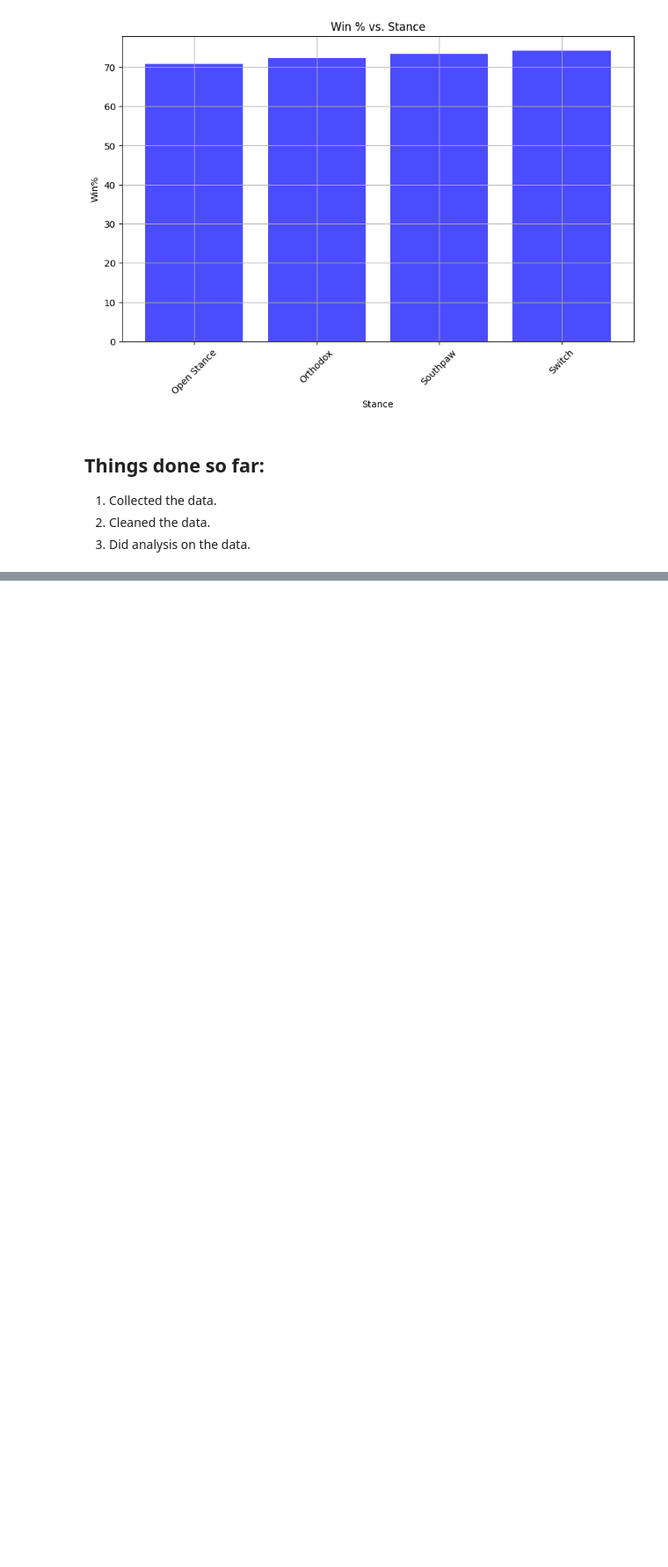
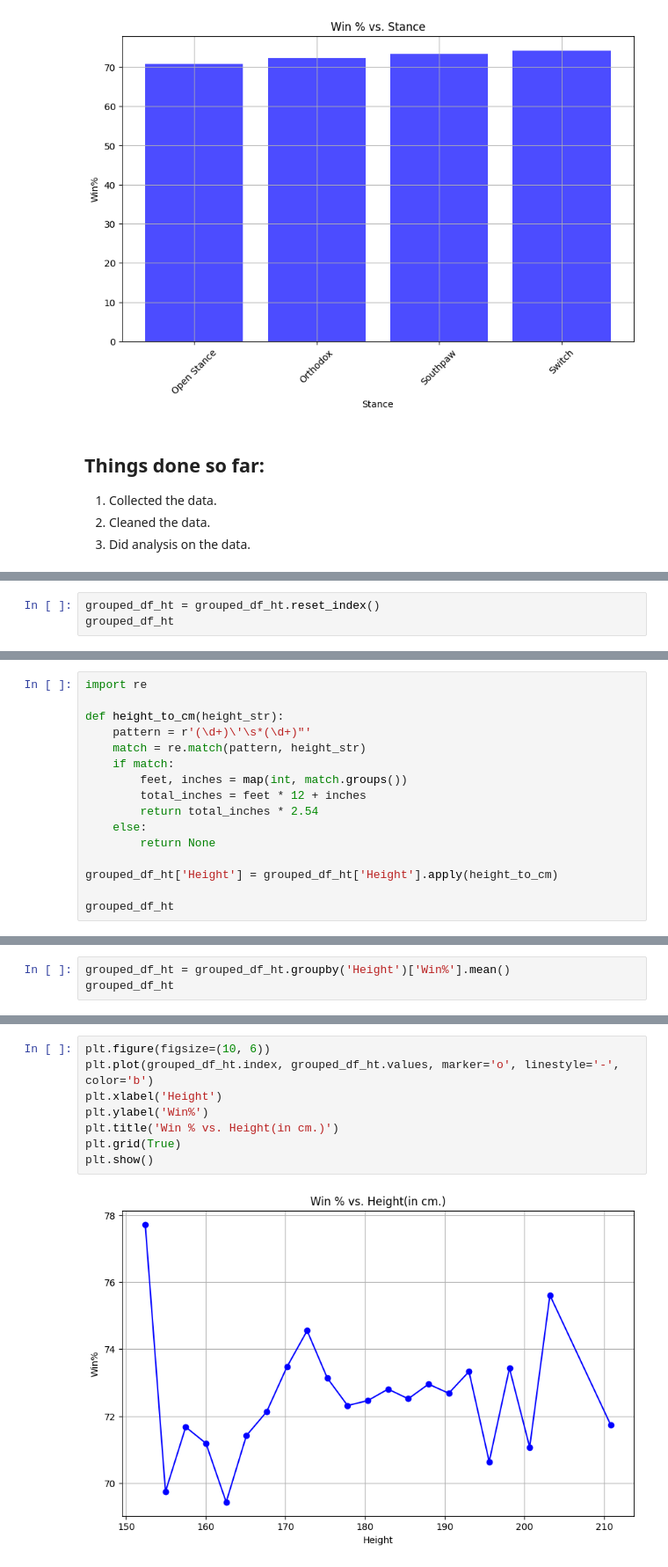
Before and after one commit to muneeb-i-khan/Octagon-Odds, a Jupyter notebook: OctagonOdds.ipynb, the cells around one changed output, grey strips where cells are left out. Shown: that part at 88% size. Drawn from its saved outputs; the diff is of its cells as text; blank space fills up the shorter version.

```diff
--- a/OctagonOdds.ipynb
+++ b/OctagonOdds.ipynb
@@ -283,0 +329,3 @@ plt.show()
+# %%
+grouped_df_ht = grouped_df_ht.reset_index()
+grouped_df_ht
@@ -283,0 +350,16 @@ plt.show()
+# %%
+import re
+
+def height_to_cm(height_str):
+    pattern = r'(\d+)\'\s*(\d+)"'
+    match = re.match(pattern, height_str)
+    if match:
+        feet, inches = map(int, match.groups())
+        total_inches = feet * 12 + inches
+        return total_inches * 2.54
+    else:
+        return None
+
+grouped_df_ht['Height'] = grouped_df_ht['Height'].apply(height_to_cm)
+
+grouped_df_ht
@@ -283,0 +431,3 @@ plt.show()
+# %%
+grouped_df_ht = grouped_df_ht.groupby('Height')['Win%'].mean()
+grouped_df_ht
@@ -283,0 +452,10 @@ plt.show()
+# %%
+plt.figure(figsize=(10, 6))
+plt.plot(grouped_df_ht.index, grouped_df_ht.values, marker='o', linestyle='-', color='b')
+plt.xlabel('Height')
+plt.ylabel('Win%')
+plt.title('Win % vs. Height(in cm.)')
+plt.grid(True)
+plt.show()
+# %% [output]
+[figure, added]
```
Also changed, not shown: parts of 9 cells of this notebook.
